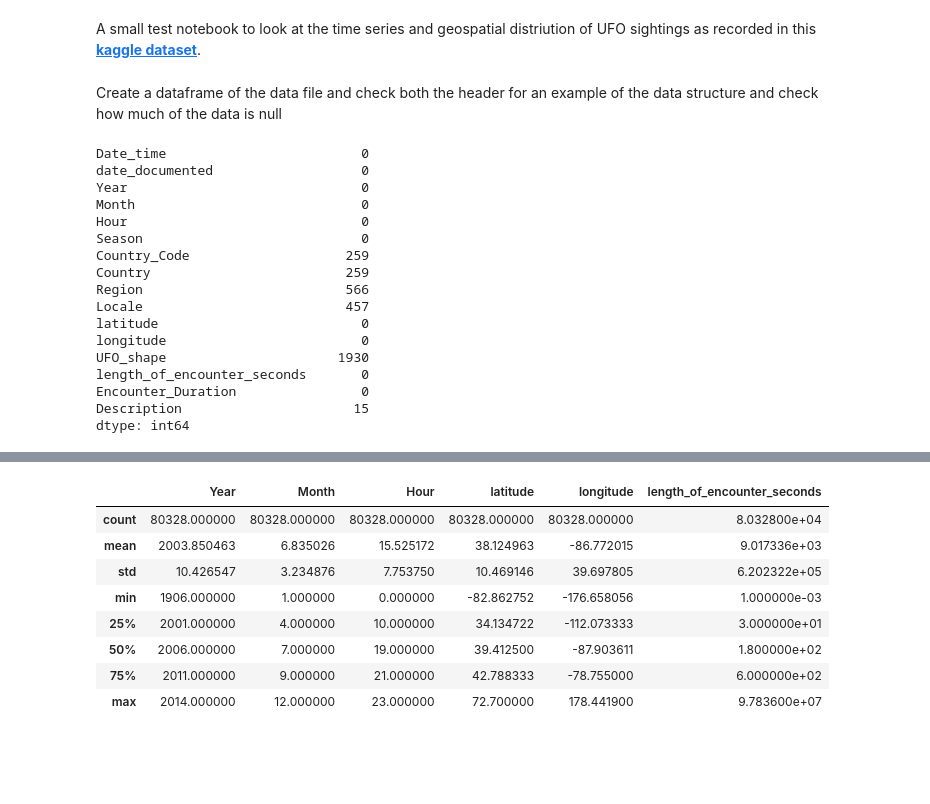
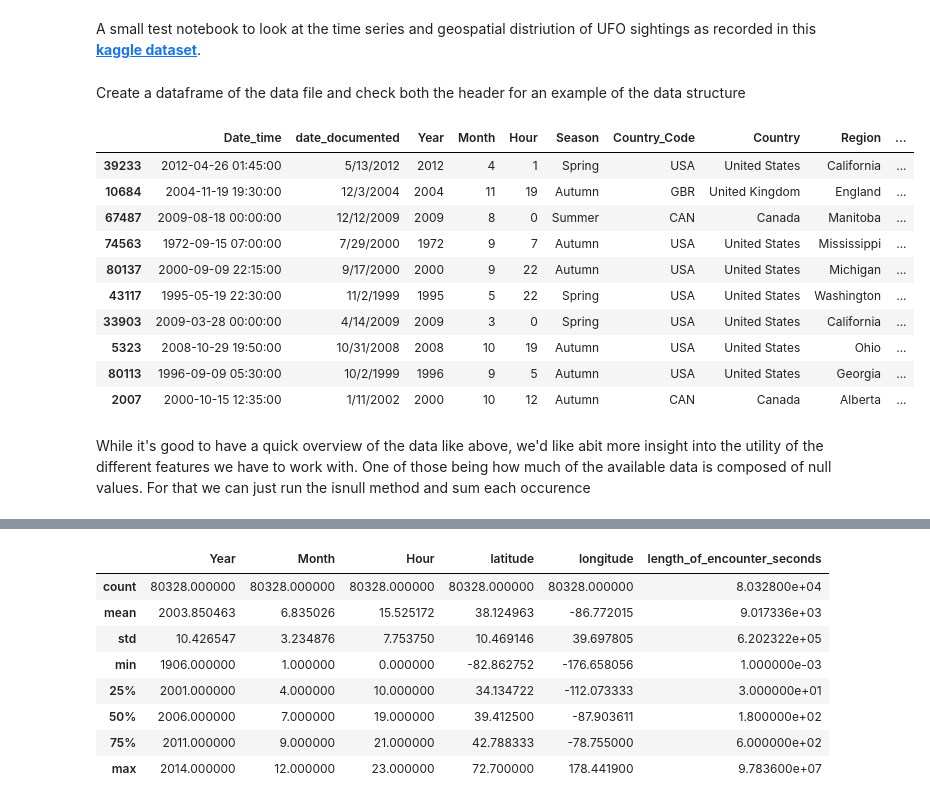
Before and after one commit to MattMacCollum/UFO-Sightings-Analysis, a Jupyter notebook: UFO_Notebook.ipynb, the cells around one changed output, grey strips where cells are left out. Cells and saved outputs as stored; diff of their text form; code cells hidden in the pictures; blank space fills up the shorter version.

Commit message:
Added markdown description

```diff
--- a/UFO_Notebook.ipynb
+++ b/UFO_Notebook.ipynb
@@ -19,27 +19,21 @@ import geopandas
 from ydata_profiling import ProfileReport
 sns.set()
 # %% [markdown]
-Create a dataframe of the data file and check both the header for an example of the data structure and check how much of the
-data is null
+Create a dataframe of the data file and check both the header for an example of the data structure
 # %%
 df = pd.read_csv(os.getcwd()+"/ufo-sightings-transformed.csv").drop(columns=["Unnamed: 0"])
-df.head(10)
-df.isnull().sum()
+df.sample(10)
 # %% [output]
-Date_time                         0
-date_documented                   0
-Year                              0
-Month                             0
-Hour                              0
-Season                            0
-Country_Code                    259
-Country                         259
-Region                          566
-Locale                          457
-latitude                          0
-longitude                         0
-UFO_shape                      1930
-length_of_encounter_seconds       0
-Encounter_Duration                0
-Description                      15
-dtype: int64
+|  | Date_time | date_documented | Year | Month | Hour | Season | Country_Code | Country | Region | ... |
+| 39233 | 2012-04-26 01:45:00 | 5/13/2012 | 2012 | 4 | 1 | Spring | USA | United States | California | ... |
+| 10684 | 2004-11-19 19:30:00 | 12/3/2004 | 2004 | 11 | 19 | Autumn | GBR | United Kingdom | England | ... |
+| 67487 | 2009-08-18 00:00:00 | 12/12/2009 | 2009 | 8 | 0 | Summer | CAN | Canada | Manitoba | ... |
+| 74563 | 1972-09-15 07:00:00 | 7/29/2000 | 1972 | 9 | 7 | Autumn | USA | United States | Mississippi | ... |
+| 80137 | 2000-09-09 22:15:00 | 9/17/2000 | 2000 | 9 | 22 | Autumn | USA | United States | Michigan | ... |
+| 43117 | 1995-05-19 22:30:00 | 11/2/1999 | 1995 | 5 | 22 | Spring | USA | United States | Washington | ... |
+| 33903 | 2009-03-28 00:00:00 | 4/14/2009 | 2009 | 3 | 0 | Spring | USA | United States | California | ... |
+| 5323 | 2008-10-29 19:50:00 | 10/31/2008 | 2008 | 10 | 19 | Autumn | USA | United States | Ohio | ... |
+| 80113 | 1996-09-09 05:30:00 | 10/2/1999 | 1996 | 9 | 5 | Autumn | USA | United States | Georgia | ... |
+| 2007 | 2000-10-15 12:35:00 | 1/11/2002 | 2000 | 10 | 12 | Autumn | CAN | Canada | Alberta | ... |
+# %% [markdown]
+While it's good to have a quick overview of the data like above, we'd like abit more insight into the utility of the different features we have to work with. One of those being how much of the available data is composed of null values. For that we can just run the isnull method and sum each occurence
```
Also changed, not shown: parts of 7 cells of this notebook.
